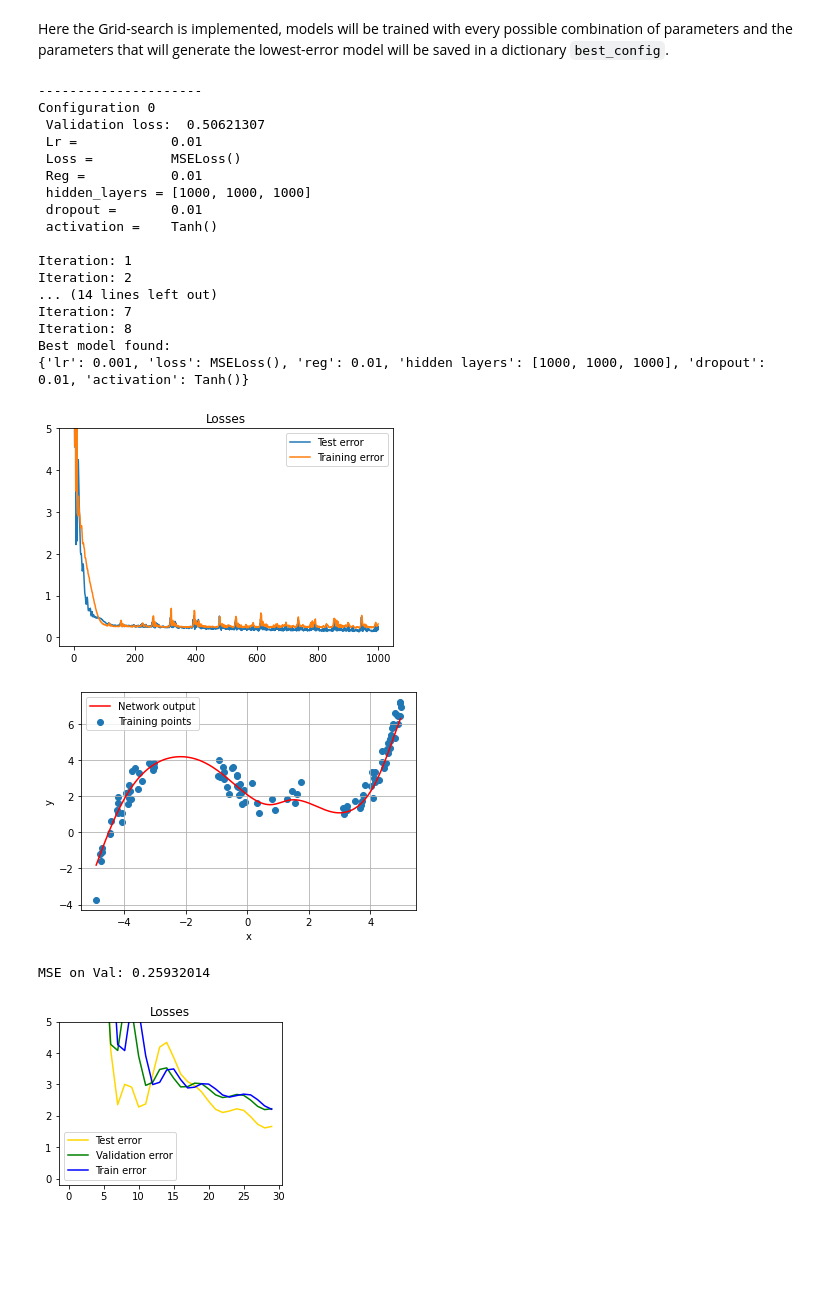
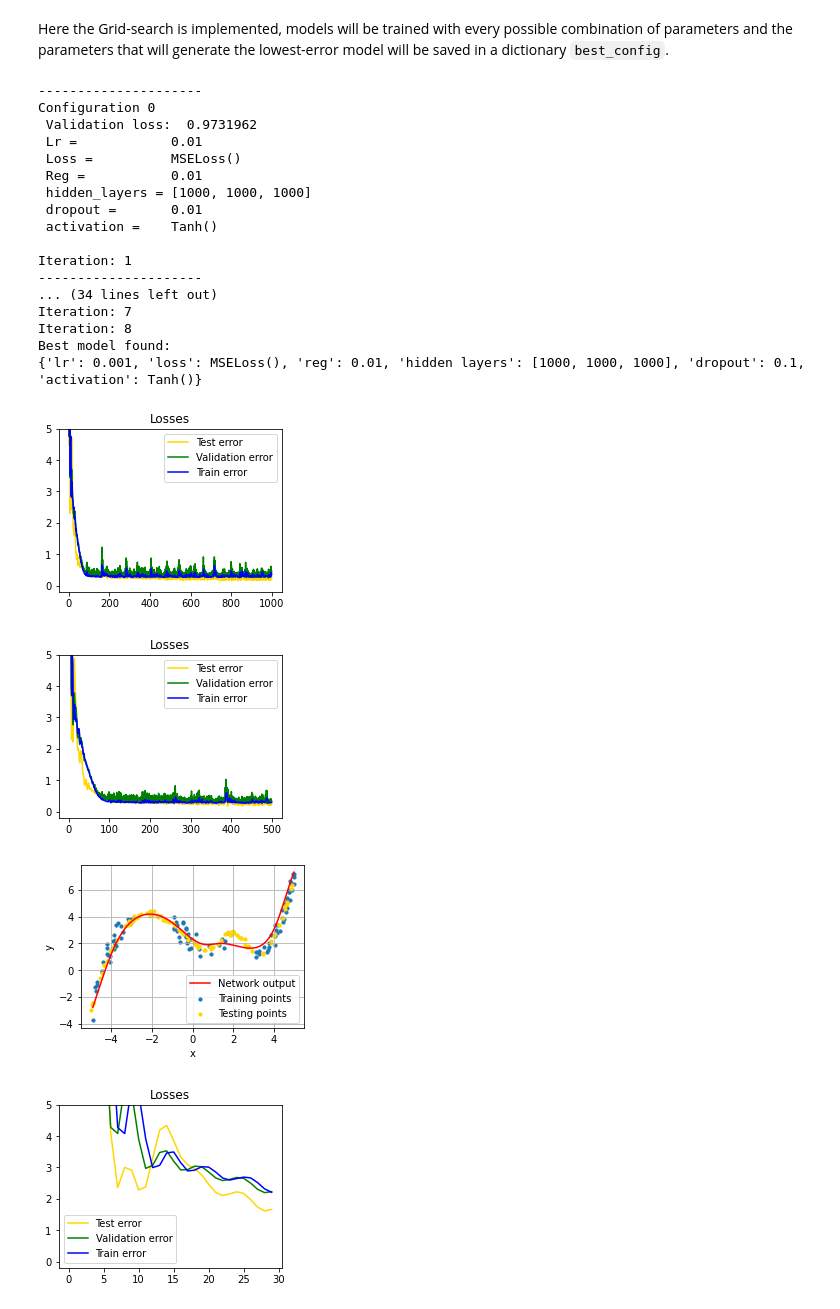
Before and after one commit to SaverioMonaco/NN-DeepLearning-Projects, a Jupyter notebook: 1. Supervised Deep Learning/Monaco-HW1-Regression.ipynb, the cells around one changed output. Saved outputs shown, nothing was run; the diff lists cells and outputs as text; code cells hidden in the pictures; blank space fills up the shorter version.

Commit message:
HW1 report started regression

```diff
--- a/1. Supervised Deep Learning/Monaco-HW1-Regression.ipynb
+++ b/1. Supervised Deep Learning/Monaco-HW1-Regression.ipynb
@@ -290,7 +290,7 @@ class RegFC(nn.Module):
                 test_loss_log.append(np.mean(loss_batch))
 
 
-        if plotlosses:
+        if type(plotlosses)==str:
             fig = plt.figure(figsize=(4,3))
             plt.title('Losses')
             xvalues = np.arange(0,epochs)
@@ -299,6 +299,7 @@ class RegFC(nn.Module):
             plt.plot(xvalues, train_loss_log, label='Train error', color='blue')
             plt.legend()
             plt.ylim(-0.2,5)
+            plt.savefig('./imgs/regression/'+plotlosses+'.svg', format='svg')
             plt.show()
 
         return train_loss_log[-1], val_loss_log[-1]
@@ -487,48 +488,55 @@ else:
                                     print(' hidden_layers =', grid_hlayer)
                                     print(' dropout =      ', grid_dropout)
                                     print(' activation =   ', grid_activation)
                                     print('')
 
                             i = i + 1
                             print('Iteration:',i)
 
 
     print('Best model found: ')
     print(best_config)
 
     # Initialize and train the model with the best configurations, so we can see how it performs
     best_net = RegFC(1,1,best_config["hidden layers"], activation = best_config["activation"],
               dropout=best_config["dropout"])
-    best_net.fit(train_dataloader,1000,5,best_config["loss"],0,best_config["lr"],
-              reg_term = best_config["reg"],plotlosses=True, test=True)
+    best_net.fit(train_dataloader,500,5,best_config["loss"],0,best_config["lr"],
+              reg_term = best_config["reg"],plotlosses='bestreg_losses', test=True)
     best_net.save()
 # %% [output]
 ---------------------
 Configuration 0
- Validation loss:  0.50621307
+ Validation loss:  0.9731962
  Lr =            0.01
  Loss =          MSELoss()
  Reg =           0.01
  hidden_layers = [1000, 1000, 1000]
  dropout =       0.01
  activation =    Tanh()
 
 Iteration: 1
-Iteration: 2
-... (14 lines left out)
+---------------------
+... (34 lines left out)
 Iteration: 7
 Iteration: 8
 Best model found:
-{'lr': 0.001, 'loss': MSELoss(), 'reg': 0.01, 'hidden layers': [1000, 1000, 1000], 'dropout': 0.01, 'activation': Tanh()}
+{'lr': 0.001, 'loss': MSELoss(), 'reg': 0.01, 'hidden layers': [1000, 1000, 1000], 'dropout': 0.1, 'activation': Tanh()}
-[figure, old version]
+[figure, new version]
+# %%
+# Initialize and train the model with the best configurations, so we can see how it performs
+best_net = RegFC(1,1,best_config["hidden layers"], activation = best_config["activation"],
+          dropout=best_config["dropout"])
+best_net.fit(train_dataloader,500,5,best_config["loss"],0,best_config["lr"],
+          reg_term = best_config["reg"],plotlosses='bestreg_losses', test=True)
+best_net.save()
+# %% [output]
+[figure, added]
 # %%
-best_net.show_regression(train_dataloader, savefig = 'bestreg_performance')
+best_net.show_regression(savefig = 'bestreg_performance')
 # %% [output]
-[figure, old version]
+[figure, new version]
 # %%
 print('MSE on Val:', best_val_loss)
-# %% [output]
-MSE on Val: 0.25932014
 # %%
 best_net = RegFC(1,1,best_config["hidden layers"], activation = best_config["activation"],
               dropout=best_config["dropout"])
```
Also changed, not shown: 8 other files.
